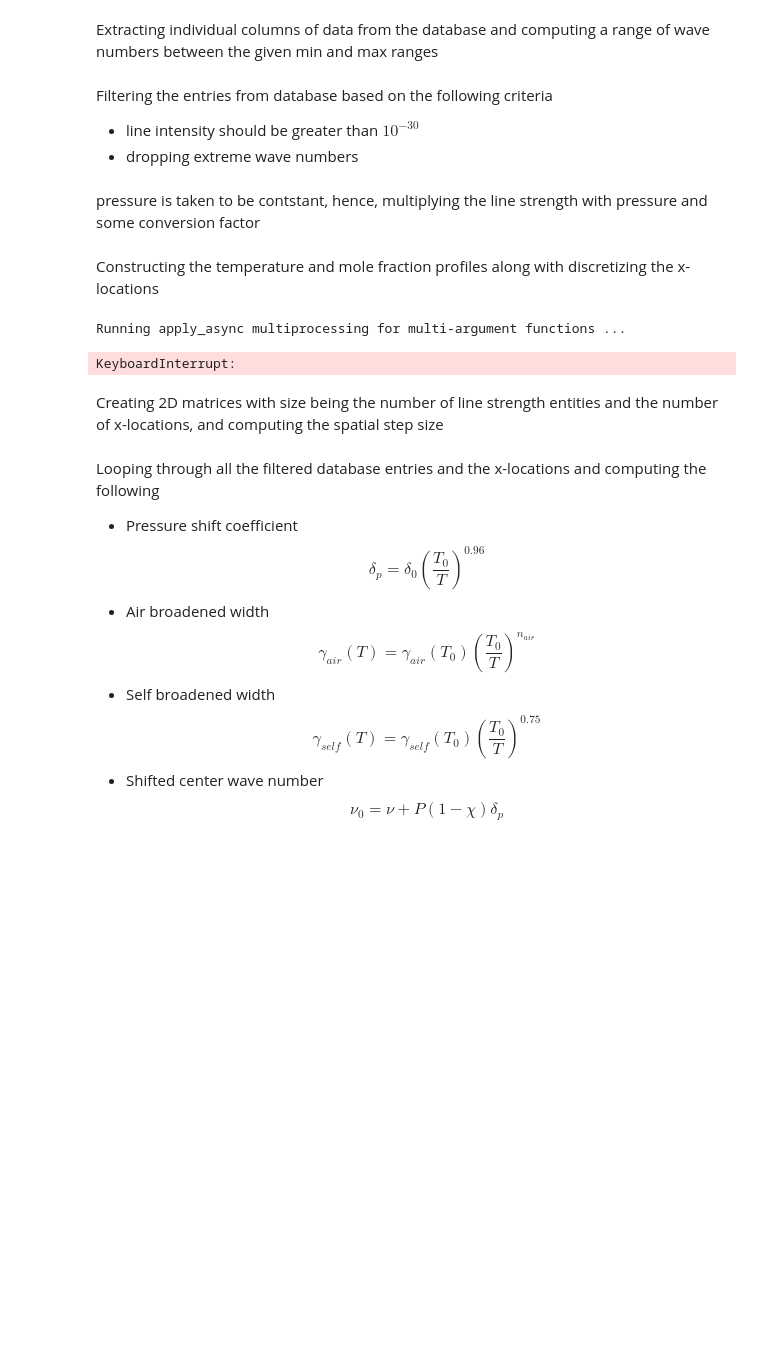
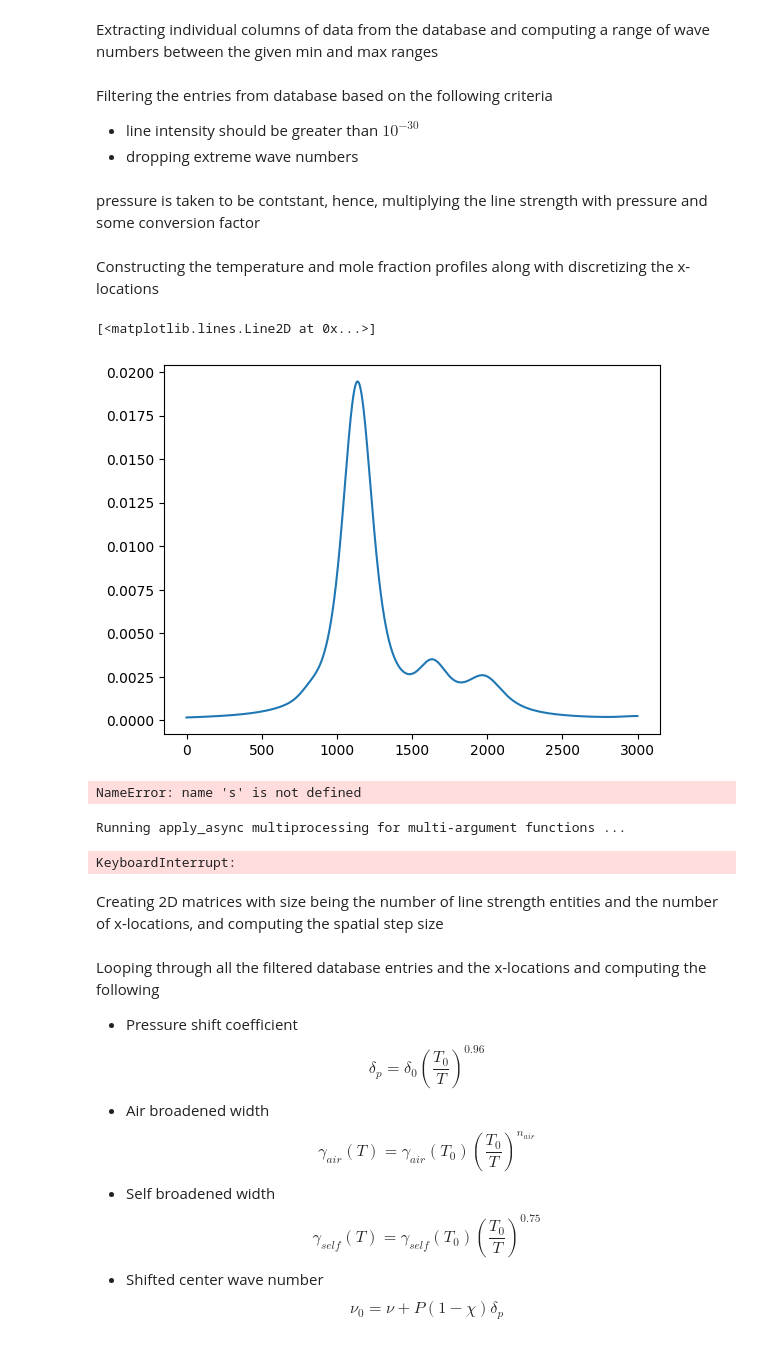
Before and after one commit to CaffineAddic/Flame_dianostics-temperature_profile_estimation_using_ML, a Jupyter notebook: Spectra_gen/TDLAS.ipynb, the cells around one changed output. Cells and saved outputs as stored; diff of their text form; code cells hidden in the pictures; blank space fills up the shorter version.

```diff
--- a/Spectra_gen/TDLAS.ipynb
+++ b/Spectra_gen/TDLAS.ipynb
@@ -392,7 +392,7 @@ S0 = s01*2.479371939e19*P #  <-------------- DOUBT       UNIT CONVERSION
 # %% [markdown]
 Constructing the temperature and mole fraction profiles along with discretizing the x-locations
 # %%
-def calc_abs(loc, *args, **kwargs):
+def calc_abs(loc, xon=.1, *args, **kwargs):
     # temperature and mole fraction fields construction----------------------------
 
     # loc_pro = loc
@@ -413,7 +413,7 @@ def calc_abs(loc, *args, **kwargs):
     # non uniform mole fraction field
     # xnon = B2+(B1-B2)/(1+np.exp((X-X0)/A3))
 
-    xnon = np.ones((300))*0.1
+    xnon = np.ones((300))*xon
 
 
     # obtaining the size of s0 and Tnon for 2D array pre-allocations
@@ -492,6 +492,17 @@ def run_apply_async_multiprocessing(func, argument_list, num_processes):
     return result_list_tqdm
 # %%
 
-data_ph = np.load('/home/saumya/Documents/Flame_dianostics-temperature_profile_estimation_using_ML/Spectra_gen/Profile/profile.npy')
+data_ph = np.load('/home/saumya/Documents/Flame_dianostics-temperature_profile_estimation_using_ML/Spectra_gen/Profile/profile_test_1.npy')
 # data_ph = argument_list = [(random.randint(1500, 2200), random.randint(1, 3)/ 10) for _ in range(num_jobs)]
+# %%
+spect = calc_abs(data_ph)
+# %%
+plt.plot(spect)
+# %% [output]
+[<matplotlib.lines.Line2D at 0x...>]
+[figure, added]
+# %%
+s
+# %% [output]
+NameError: name 's' is not defined
 # %%
```
Also changed, not shown: parts of 1 cell of this notebook, 1 other file.
